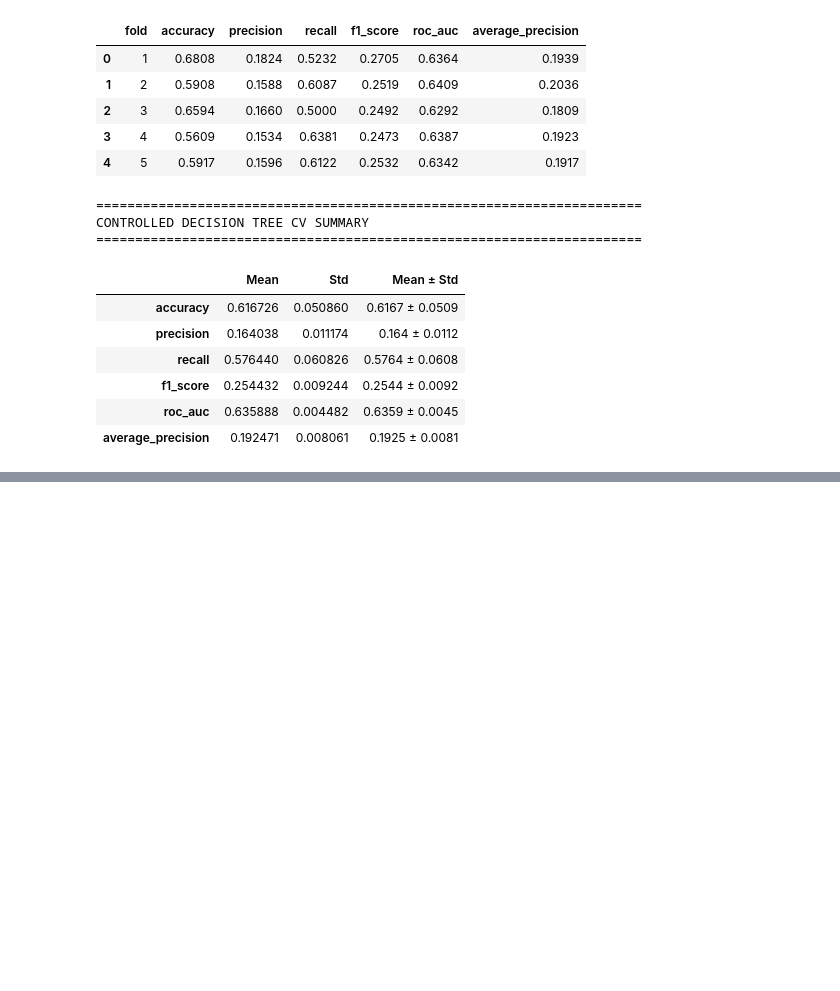
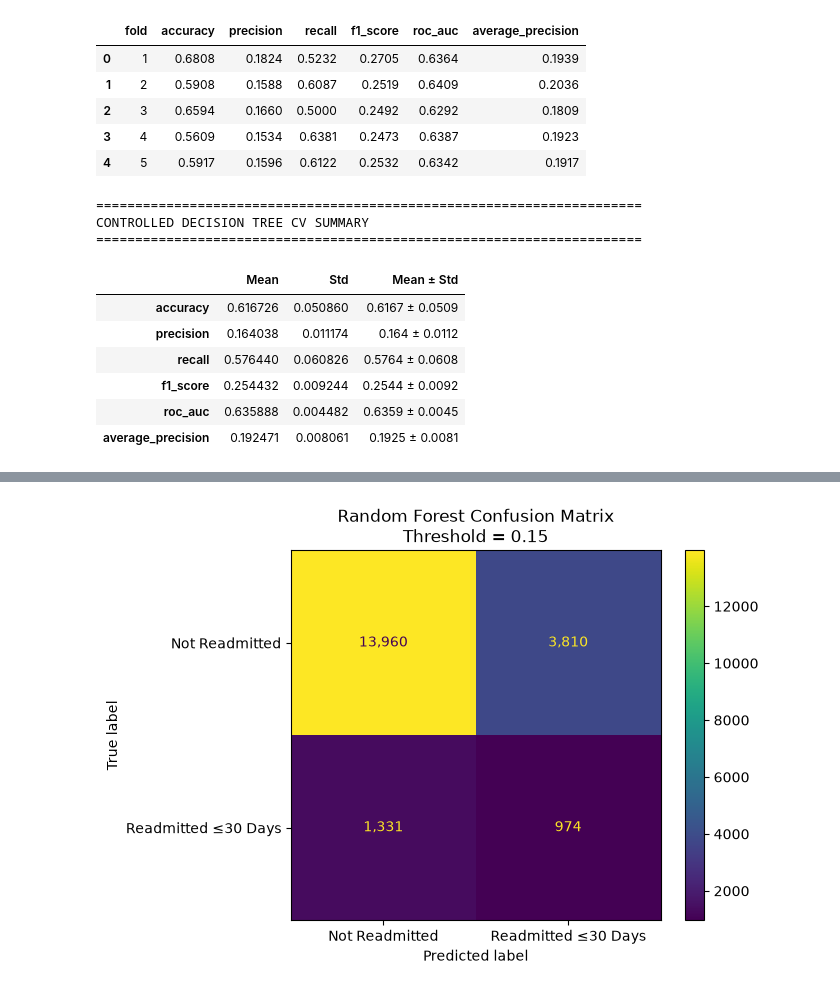
Before and after one commit to amanchaurasia512/diabetes-130-hospitals, a Jupyter notebook: Notebook/04_machine_learning_modeling.ipynb, the cells around one changed output, grey strips where cells are left out. Cells and saved outputs as stored; diff of their text form; code cells hidden in the pictures; blank space fills up the shorter version.

Commit message:
Random Forest model finished

```diff
--- a/Notebook/04_machine_learning_modeling.ipynb
+++ b/Notebook/04_machine_learning_modeling.ipynb
@@ -3584,0 +3643,19 @@ CONTROLLED DECISION TREE CV SUMMARY
+# %%
+# ============================================================
+# BASELINE RANDOM FOREST PREDICTIONS
+# ============================================================
+
+y_pred_rf = random_forest_pipeline.predict(
+    X_test
+)
+
+y_prob_rf = random_forest_pipeline.predict_proba(
+    X_test
+)[:, 1]
+
+print("=" * 70)
+print("BASELINE RANDOM FOREST PREDICTIONS GENERATED")
+print("=" * 70)
+
+print(f"\nPrediction shape: {y_pred_rf.shape}")
+print(f"Probability shape: {y_prob_rf.shape}")
@@ -3584,0 +4329,47 @@ CONTROLLED DECISION TREE CV SUMMARY
+# %%
+y_pred_rf_threshold = (y_prob_rf >= rf_final_threshold).astype(int)
+# ============================================================
+# FINAL RANDOM FOREST CONFUSION MATRIX
+# THRESHOLD = 0.15
+# ============================================================
+
+from sklearn.metrics import confusion_matrix, ConfusionMatrixDisplay
+import matplotlib.pyplot as plt
+
+cm_rf_final = confusion_matrix(
+    y_test,
+    y_pred_rf_threshold
+)
+
+print("=" * 70)
+print("FINAL RANDOM FOREST CONFUSION MATRIX")
+print(f"THRESHOLD = {rf_final_threshold}")
+print("=" * 70)
+
+print("\nConfusion Matrix:")
+print(cm_rf_final)
+
+tn, fp, fn, tp = cm_rf_final.ravel()
+
+print("\nClassification Breakdown:")
+print(f"True Negatives:  {tn:,}")
+print(f"False Positives: {fp:,}")
+print(f"False Negatives: {fn:,}")
+print(f"True Positives:  {tp:,}")
+
+# Plot
+disp = ConfusionMatrixDisplay(
+    confusion_matrix=cm_rf_final,
+    display_labels=["Not Readmitted", "Readmitted ≤30 Days"]
+)
+
+disp.plot(
+    values_format=","
+)
+
+plt.title(
+    f"Random Forest Confusion Matrix\nThreshold = {rf_final_threshold}"
+)
+
+plt.show()
+# %% [output]
@@ -3584,0 +4390 @@ CONTROLLED DECISION TREE CV SUMMARY
+[figure, added]
```
Also changed, not shown: parts of 26 cells of this notebook.
